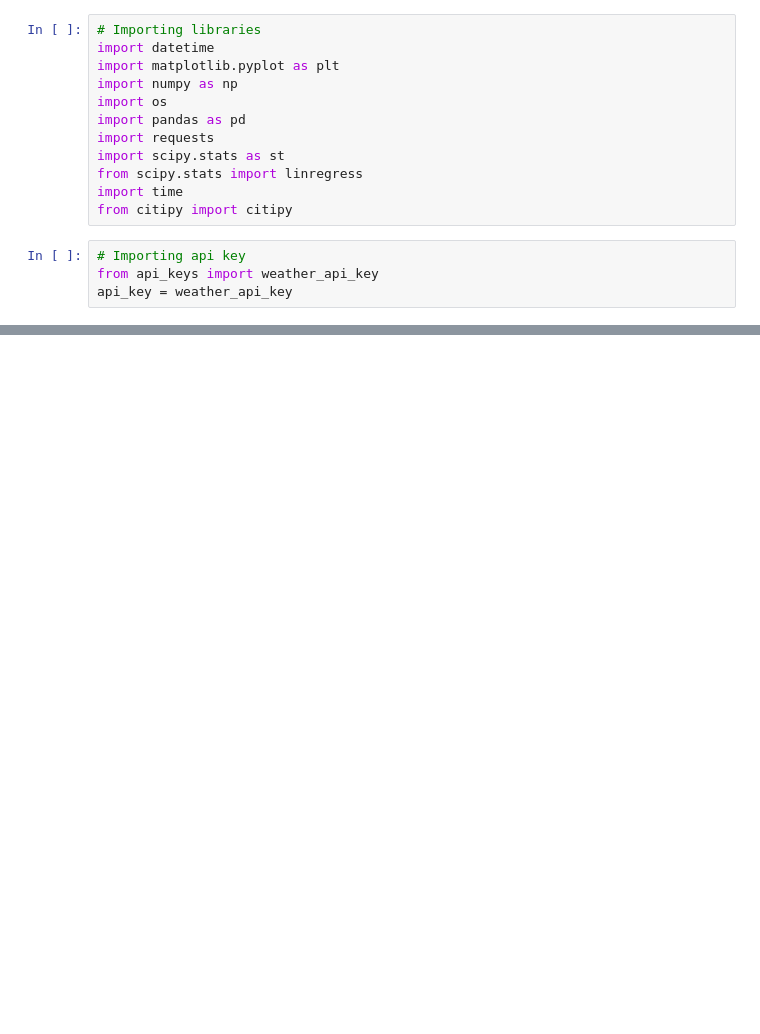
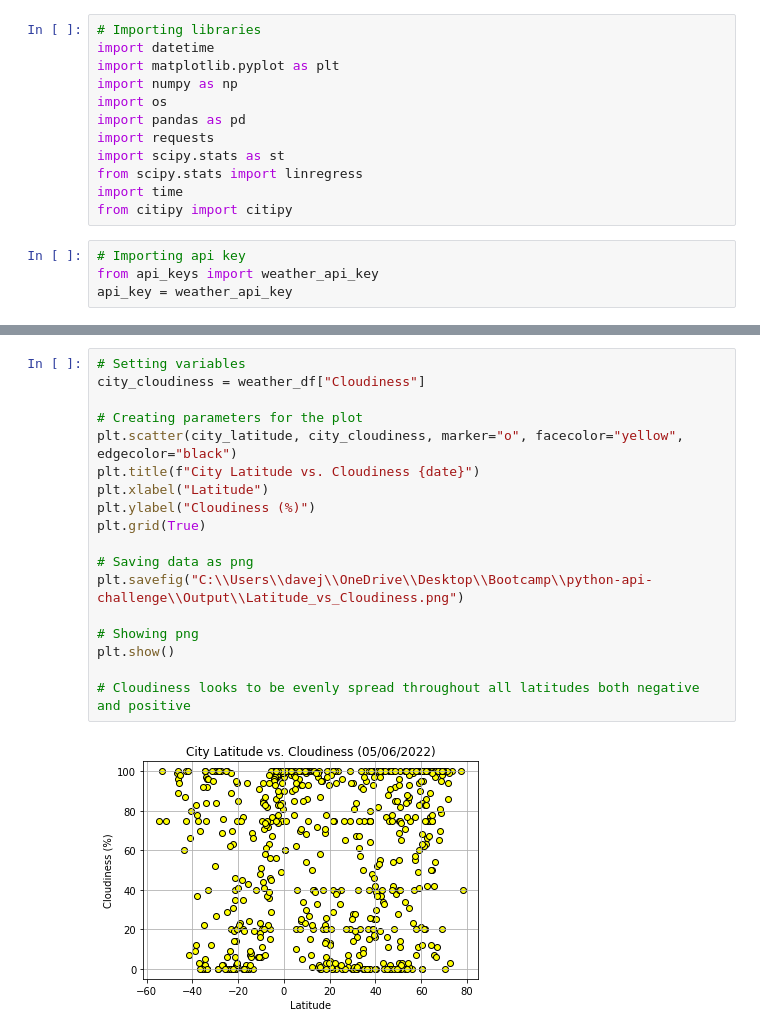
Before and after one commit to DJAMES152/python-api-challenge, a Jupyter notebook: WeatherPy/WeatherPy.ipynb, the cells around one changed output, grey strips where cells are left out. Drawn from its saved outputs; the diff is of its cells as text; blank space fills up the shorter version.

```diff
--- a/WeatherPy/WeatherPy.ipynb
+++ b/WeatherPy/WeatherPy.ipynb
@@ -138,0 +202,20 @@ weather_df
+# %%
+# Setting variables
+city_cloudiness = weather_df["Cloudiness"]
+
+# Creating parameters for the plot
+plt.scatter(city_latitude, city_cloudiness, marker="o", facecolor="yellow", edgecolor="black")
+plt.title(f"City Latitude vs. Cloudiness {date}")
+plt.xlabel("Latitude")
+plt.ylabel("Cloudiness (%)")
+plt.grid(True)
+
+# Saving data as png
+plt.savefig("C:\\Users\\davej\\OneDrive\\Desktop\\Bootcamp\\python-api-challenge\\Output\\Latitude_vs_Cloudiness.png")
+
+# Showing png
+plt.show()
+
+# Cloudiness looks to be evenly spread throughout all latitudes both negative and positive
+# %% [output]
+[figure, added]
```
Also changed, not shown: parts of 16 cells of this notebook, 15 other files.
